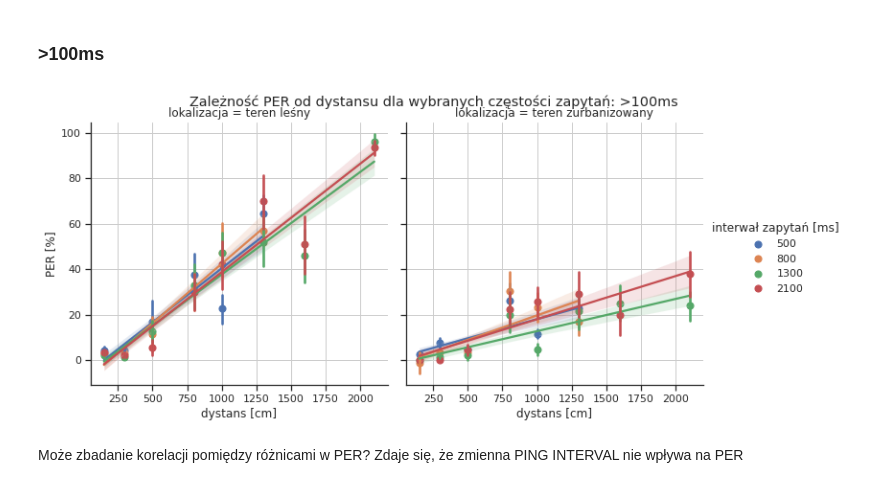
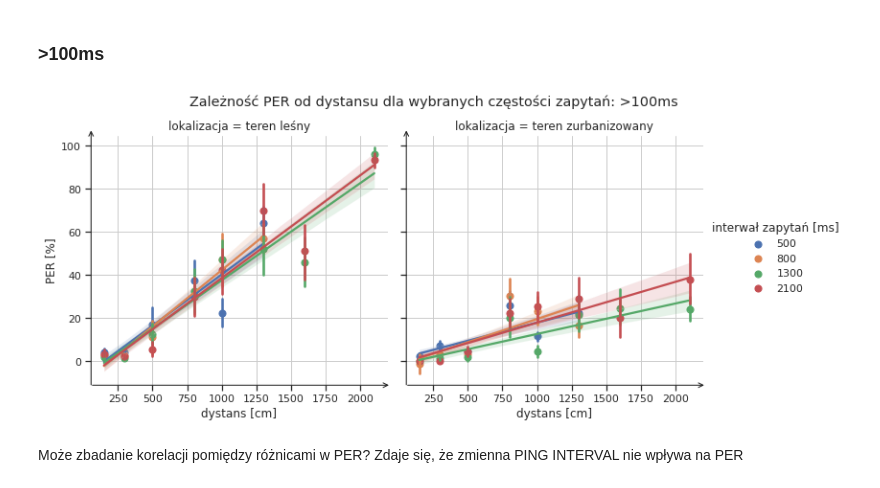
Before and after one commit to krkruk/stm32wb_mesh_packet_error_rate, a Jupyter notebook: field_experiment/analysis.ipynb, the cells around one changed output. Saved outputs shown, nothing was run; the diff lists cells and outputs as text; code cells hidden in the pictures.

Commit message:
Add arrows - finally!!!

```diff
--- a/field_experiment/analysis.ipynb
+++ b/field_experiment/analysis.ipynb
@@ -51,8 +51,15 @@ def plot_all_at_condition(data, condition, title, **params):
     g = sns.lmplot(x=CONST_DISTANCE, y=CONST_PACKET_ERR_RATE, data=data, ci=68, x_estimator=np.mean, **params)
     g.figure.subplots_adjust(top=subtitle_pos)
     g.figure.suptitle(title)
+    g.despine(left=True, bottom=True)
     for ax in g.axes.flat:
         ax.grid(True, axis='both')
+        # X Axis arrow
+        ax.annotate('', xy=(1.01, 0.0), xytext=(0.0, 0.0), xycoords="axes fraction",
+            weight='bold', color="k", arrowprops=dict(arrowstyle='->', color="k"), annotation_clip=False)
+        # Y Axis arrow
+        ax.annotate('', xy=(0.002, 1.03), xytext=(0.002, -0.006), xycoords="axes fraction",
+            weight='bold', color="k", arrowprops=dict(arrowstyle='->', color="k"), annotation_clip=False)
 # %%
 data = pd.read_csv("results.csv")
 # %%
@@ -188,9 +195,9 @@ plot_all_at_condition(data, data[CONST_PING_INTERVAL] == 100, "Zależność PER
 # %% [markdown]
 ### >100ms
 # %%
-plot_all_at_condition(data, ((data[CONST_PING_INTERVAL] > 100)&(data[CONST_LOCATION] != CONST_CAT_GROUND_TRUTH)), "Zależność PER od dystansu dla wybranych częstości zapytań: >100ms", hue=CONST_PING_INTERVAL, col=CONST_LOCATION )
+plot_all_at_condition(data, ((data[CONST_PING_INTERVAL] > 100)&(data[CONST_LOCATION] != CONST_CAT_GROUND_TRUTH)), "Zależność PER od dystansu dla wybranych częstości zapytań: >100ms", hue=CONST_PING_INTERVAL, col=CONST_LOCATION, subtitle_pos=0.86)
 # %% [output]
-[figure, old version]
+[figure, new version]
 # %% [markdown]
 Może zbadanie korelacji pomiędzy różnicami w PER? Zdaje się, że zmienna PING INTERVAL nie wpływa na PER
 # %% [markdown]
```
Also changed, not shown: parts of 6 cells of this notebook.
